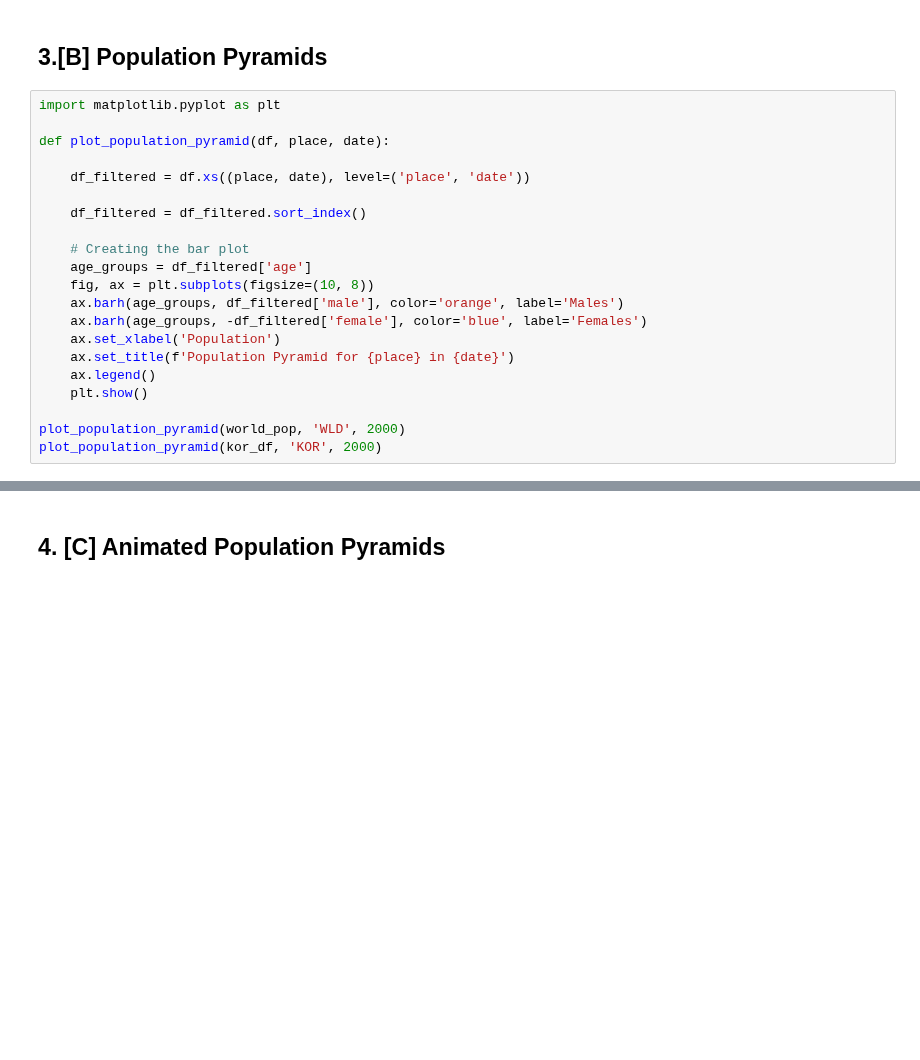
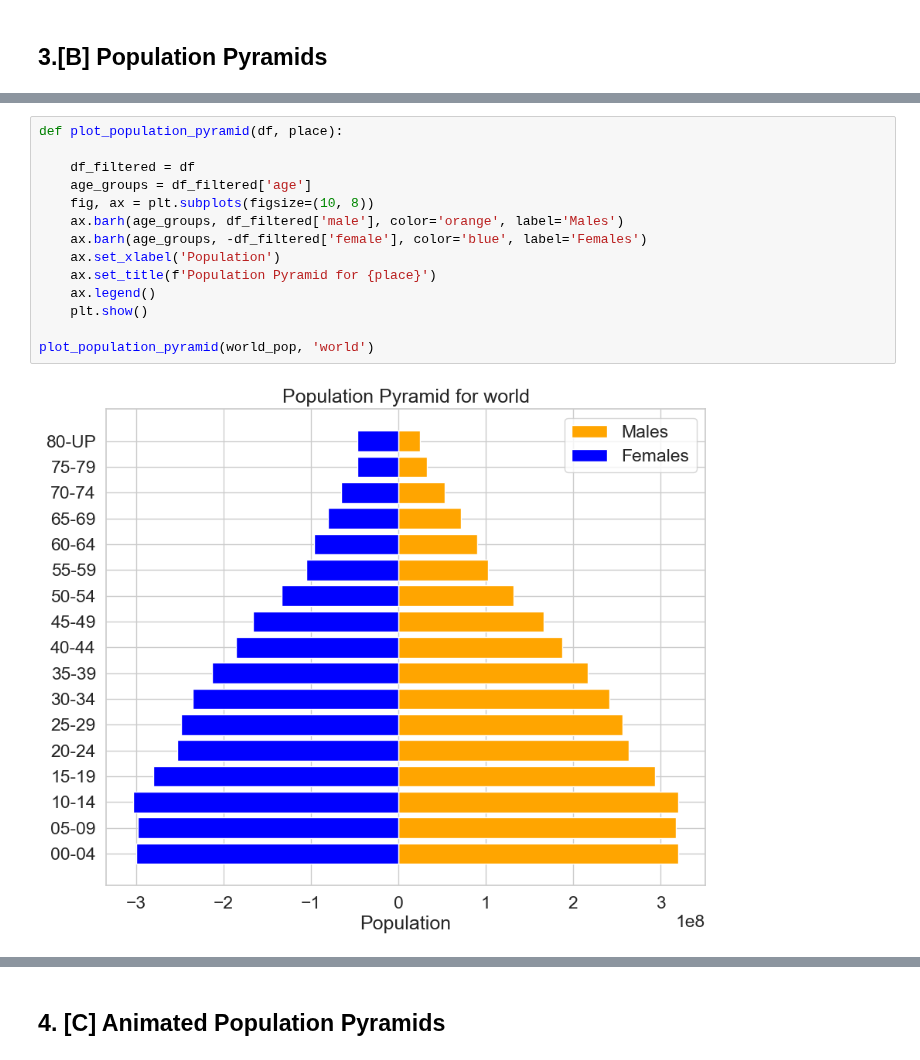
Before and after one commit to malenabuffagni/JudithBlake, a Jupyter notebook: Project_1.ipynb, the cells around one changed output, grey strips where cells are left out. Drawn from its saved outputs; the diff is of its cells as text; blank space fills up the shorter version.

Commit message:
fixed pop pyramid

```diff
--- a/Project_1.ipynb
+++ b/Project_1.ipynb
@@ -201,24 +201,3 @@ population_stats(year=2000, population='people', age_low=0, age_high=100, place_
 In 2000, there were 6144321544.0 people aged from 0 to 100 living in WLD.
 # %% [markdown]
 ## 3.[B] Population Pyramids
-# %%
-import matplotlib.pyplot as plt
-
-def plot_population_pyramid(df, place, date):
-
-    df_filtered = df.xs((place, date), level=('place', 'date'))
-
-    df_filtered = df_filtered.sort_index()
-
-    # Creating the bar plot
-    age_groups = df_filtered['age']
-    fig, ax = plt.subplots(figsize=(10, 8))
-    ax.barh(age_groups, df_filtered['male'], color='orange', label='Males')
-    ax.barh(age_groups, -df_filtered['female'], color='blue', label='Females')
-    ax.set_xlabel('Population')
-    ax.set_title(f'Population Pyramid for {place} in {date}')
-    ax.legend()
-    plt.show()
-
-plot_population_pyramid(world_pop, 'WLD', 2000)
-plot_population_pyramid(kor_df, 'KOR', 2000)
@@ -227,0 +204,16 @@ plot_population_pyramid(kor_df, 'KOR', 2000)
+# %%
+def plot_population_pyramid(df, place):
+
+    df_filtered = df
+    age_groups = df_filtered['age']
+    fig, ax = plt.subplots(figsize=(10, 8))
+    ax.barh(age_groups, df_filtered['male'], color='orange', label='Males')
+    ax.barh(age_groups, -df_filtered['female'], color='blue', label='Females')
+    ax.set_xlabel('Population')
+    ax.set_title(f'Population Pyramid for {place}')
+    ax.legend()
+    plt.show()
+
+plot_population_pyramid(world_pop, 'world')
+# %% [output]
+[figure, added]
```
Also changed, not shown: parts of 4 cells of this notebook.
